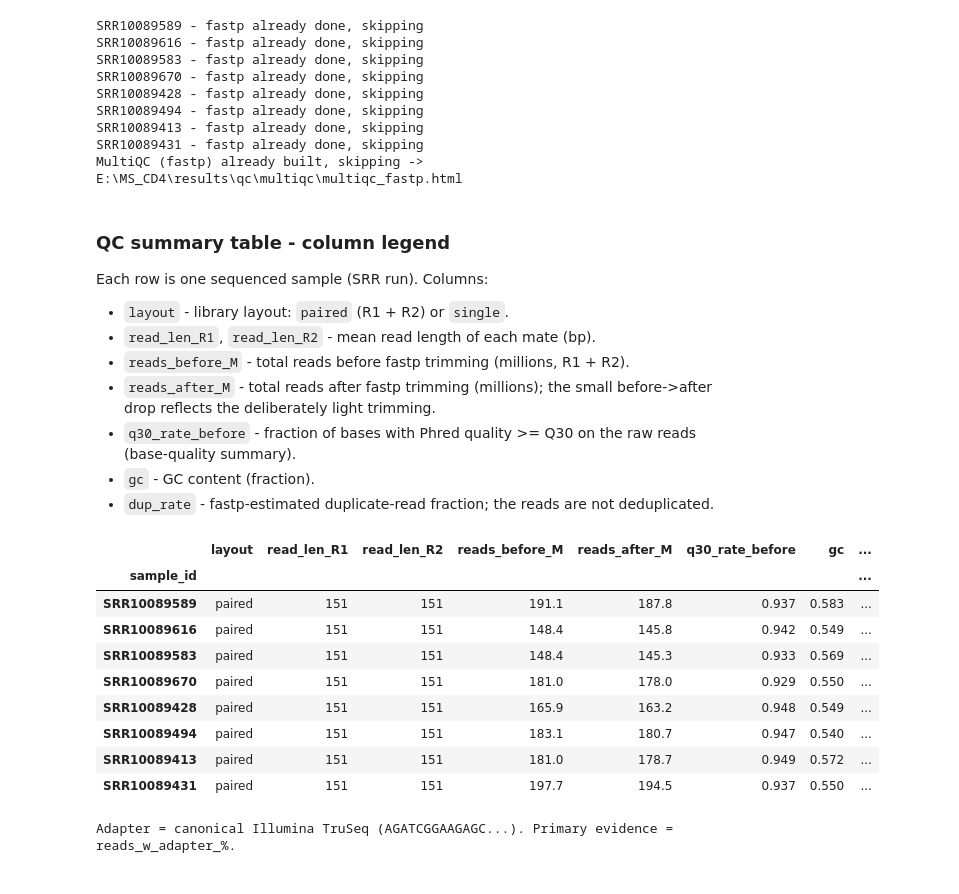
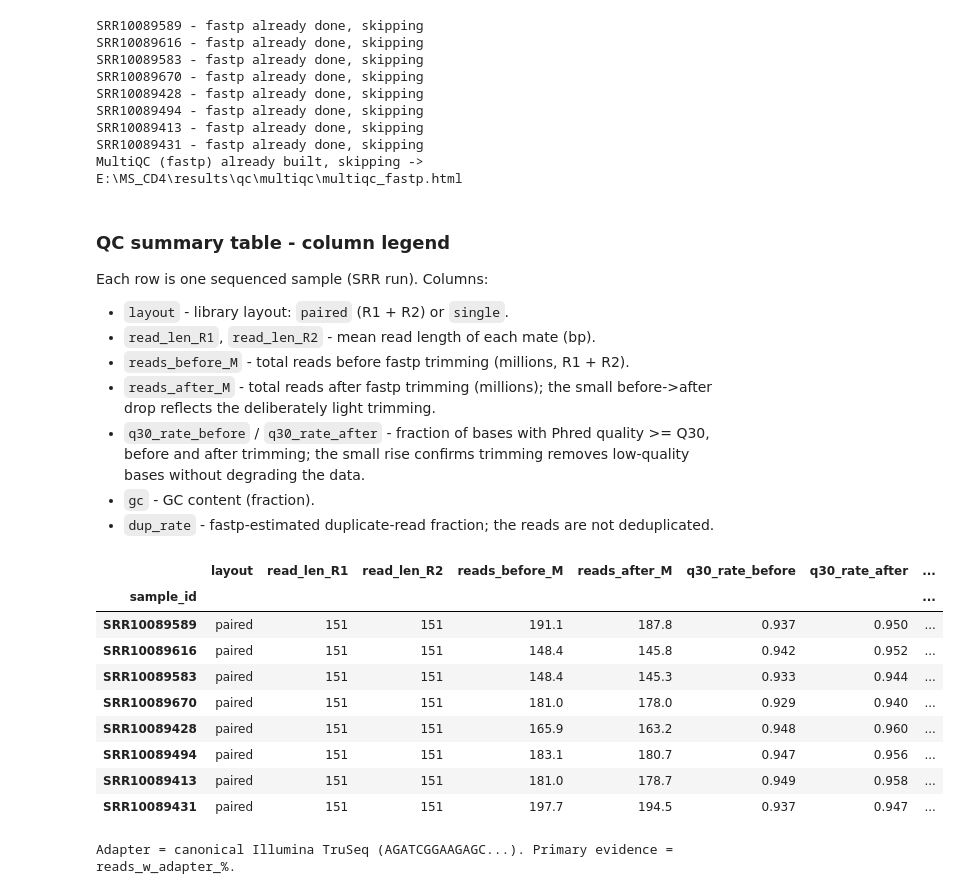
Before and after one commit to ilegul/ms-cd4, a Jupyter notebook: notebooks/BSB_CD4_MS_assignment.ipynb, the cells around one changed output. Saved outputs shown, nothing was run; the diff lists cells and outputs as text; code cells hidden in the pictures.

Commit message:
Update QC summary table

```diff
--- a/notebooks/BSB_CD4_MS_assignment.ipynb
+++ b/notebooks/BSB_CD4_MS_assignment.ipynb
@@ -414,44 +414,45 @@ Each row is one sequenced sample (SRR run). Columns:
 - `read_len_R1`, `read_len_R2` - mean read length of each mate (bp).
 - `reads_before_M` - total reads before fastp trimming (millions, R1 + R2).
 - `reads_after_M` - total reads after fastp trimming (millions); the small before->after drop reflects the deliberately light trimming.
-- `q30_rate_before` - fraction of bases with Phred quality >= Q30 on the raw reads (base-quality summary).
+- `q30_rate_before` / `q30_rate_after` - fraction of bases with Phred quality >= Q30, before and after trimming; the small rise confirms trimming removes low-quality bases without degrading the data.
 - `gc` - GC content (fraction).
 - `dup_rate` - fastp-estimated duplicate-read fraction; the reads are not deduplicated.
 # %%
 # Summarise the fastp JSONs into a small QC table (read layout, length, %Q30, %duplication)
 rows = []
 for sid in samples.index:
     jf = fastp_dir / f'{sid}.fastp.json'
     if not jf.exists():
         continue
     d = json.loads(jf.read_text())
     before = d['summary']['before_filtering']
     after  = d['summary']['after_filtering']
     rows.append({
         'sample_id': sid,
         'layout': 'paired' if 'read2_mean_length' in before else 'single',
         'read_len_R1': before.get('read1_mean_length'),
         'read_len_R2': before.get('read2_mean_length'),
         'reads_before_M': round(before['total_reads']/1e6, 1),
         'reads_after_M':  round(after['total_reads']/1e6, 1),
         'q30_rate_before': round(before['q30_rate'], 3),
+        'q30_rate_after':  round(after['q30_rate'], 3),
         'gc': round(before['gc_content'], 3),
         'dup_rate': round(d.get('duplication', {}).get('rate', float('nan')), 3),
     })
 qc_table = pd.DataFrame(rows).set_index('sample_id')
 qc_table.to_csv(QC/'qc_summary.csv')
 qc_table
 # %% [output]
-|  | layout | read_len_R1 | read_len_R2 | reads_before_M | reads_after_M | q30_rate_before | gc | ... |
+|  | layout | read_len_R1 | read_len_R2 | reads_before_M | reads_after_M | q30_rate_before | q30_rate_after | ... |
 | sample_id |  |  |  |  |  |  |  | ... |
-| SRR10089589 | paired | 151 | 151 | 191.1 | 187.8 | 0.937 | 0.583 | ... |
-| SRR10089616 | paired | 151 | 151 | 148.4 | 145.8 | 0.942 | 0.549 | ... |
-| SRR10089583 | paired | 151 | 151 | 148.4 | 145.3 | 0.933 | 0.569 | ... |
-| SRR10089670 | paired | 151 | 151 | 181.0 | 178.0 | 0.929 | 0.550 | ... |
-| SRR10089428 | paired | 151 | 151 | 165.9 | 163.2 | 0.948 | 0.549 | ... |
-| SRR10089494 | paired | 151 | 151 | 183.1 | 180.7 | 0.947 | 0.540 | ... |
-| SRR10089413 | paired | 151 | 151 | 181.0 | 178.7 | 0.949 | 0.572 | ... |
-| SRR10089431 | paired | 151 | 151 | 197.7 | 194.5 | 0.937 | 0.550 | ... |
+| SRR10089589 | paired | 151 | 151 | 191.1 | 187.8 | 0.937 | 0.950 | ... |
+| SRR10089616 | paired | 151 | 151 | 148.4 | 145.8 | 0.942 | 0.952 | ... |
+| SRR10089583 | paired | 151 | 151 | 148.4 | 145.3 | 0.933 | 0.944 | ... |
+| SRR10089670 | paired | 151 | 151 | 181.0 | 178.0 | 0.929 | 0.940 | ... |
+| SRR10089428 | paired | 151 | 151 | 165.9 | 163.2 | 0.948 | 0.960 | ... |
+| SRR10089494 | paired | 151 | 151 | 183.1 | 180.7 | 0.947 | 0.956 | ... |
+| SRR10089413 | paired | 151 | 151 | 181.0 | 178.7 | 0.949 | 0.958 | ... |
+| SRR10089431 | paired | 151 | 151 | 197.7 | 194.5 | 0.937 | 0.947 | ... |
 # %%
 # --- Adapter evidence table: evidence that adapters are present (per sample) ---
 # fastp's adapter_cutting block records the auto-DETECTED adapter sequence (found by
```
Also changed, not shown: parts of 1 cell of this notebook, 1 other file.
